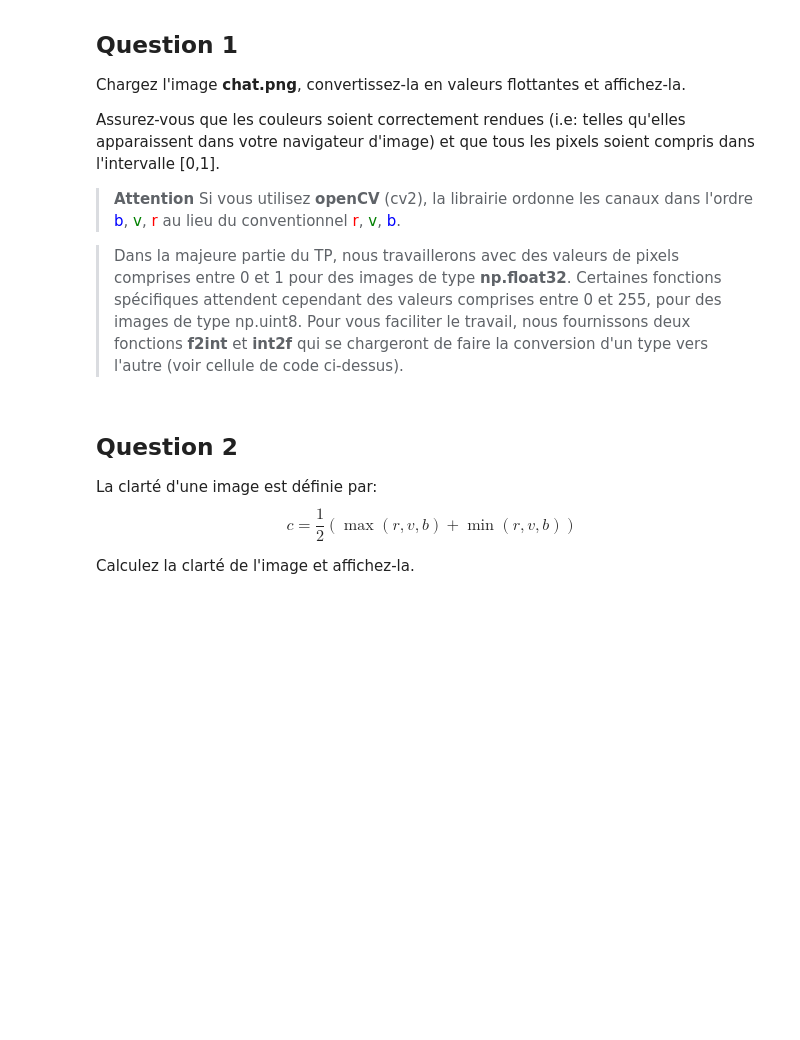
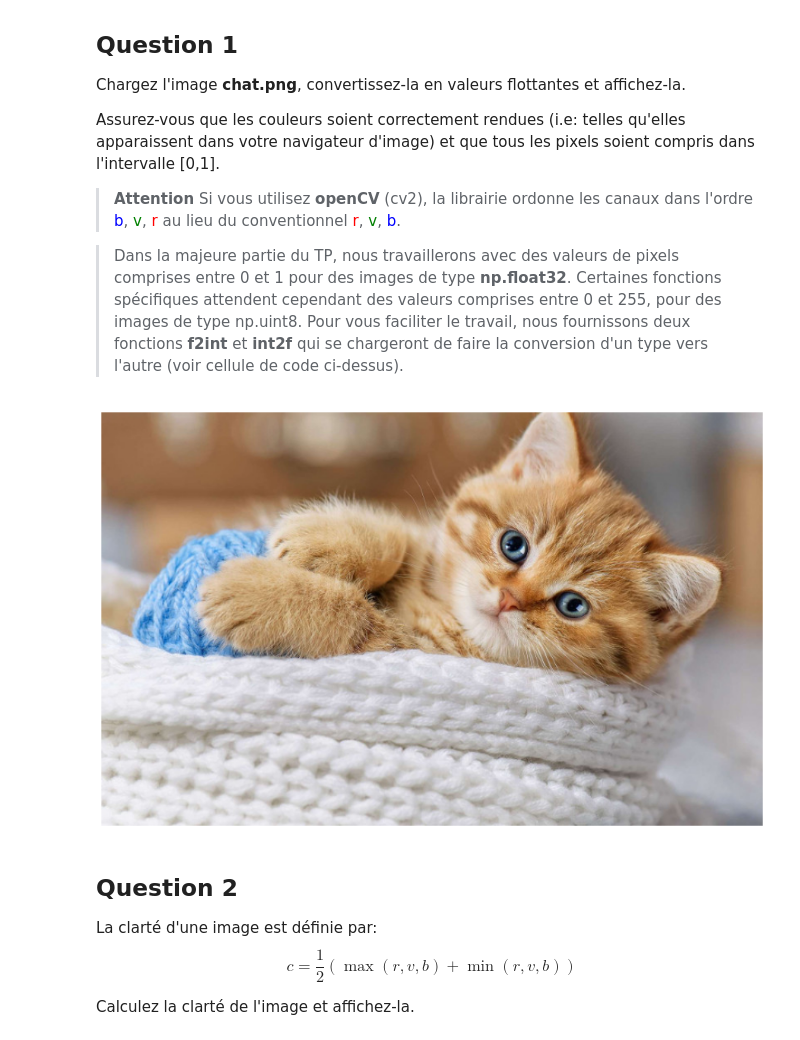
Before and after one commit to treque/imageprocessing, a Jupyter notebook: T3 - Segmentation et Manipulation dimages couleurs-20201111/TP_3_sujet.ipynb, the cells around one changed output. Drawn from its saved outputs; the diff is of its cells as text; code cells hidden in the pictures; blank space fills up the shorter version.

```diff
--- a/T3 - Segmentation et Manipulation dimages couleurs-20201111/TP_3_sujet.ipynb
+++ b/T3 - Segmentation et Manipulation dimages couleurs-20201111/TP_3_sujet.ipynb
@@ -85,6 +85,12 @@ Assurez-vous que les couleurs soient correctement rendues (i.e: telles qu'elles
 > **Attention** Si vous utilisez **openCV** (cv2), la librairie ordonne les canaux dans l'ordre <span style="color:blue">b</span>, <span style="color:green">v</span>, <span style="color:red">r</span> au lieu du conventionnel <span style="color:red">r</span>, <span style="color:green">v</span>, <span style="color:blue">b</span>.
 
 > Dans la majeure partie du TP, nous travaillerons avec des valeurs de pixels comprises entre 0 et 1 pour des images de type **np.float32**. Certaines fonctions spécifiques attendent cependant des valeurs comprises entre 0 et 255, pour des images de type np.uint8. Pour vous faciliter le travail, nous fournissons deux fonctions **f2int** et **int2f** qui se chargeront de faire la conversion d'un type vers l'autre (voir cellule de code ci-dessus).
+# %%
+img = cv2.imread("chaton.png")
+img = int2f(img)
+imshow(img, is_bgr=True)
+# %% [output]
+[figure, added]
 # %% [markdown]
 ## Question 2
 La clarté d'une image est définie par:
```
Also changed, not shown: parts of 13 cells of this notebook.
